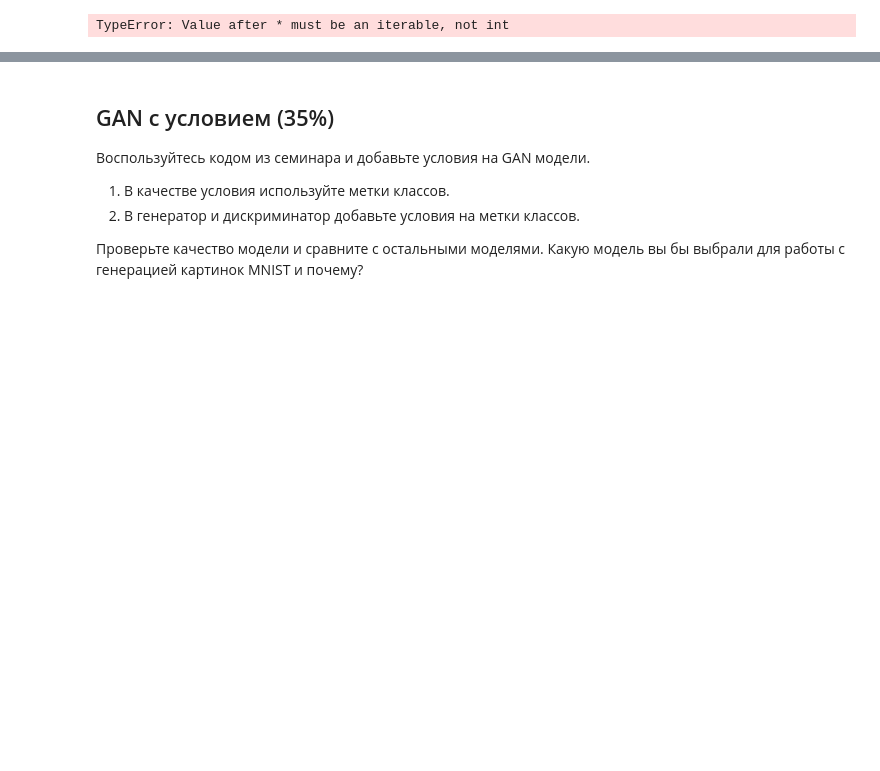
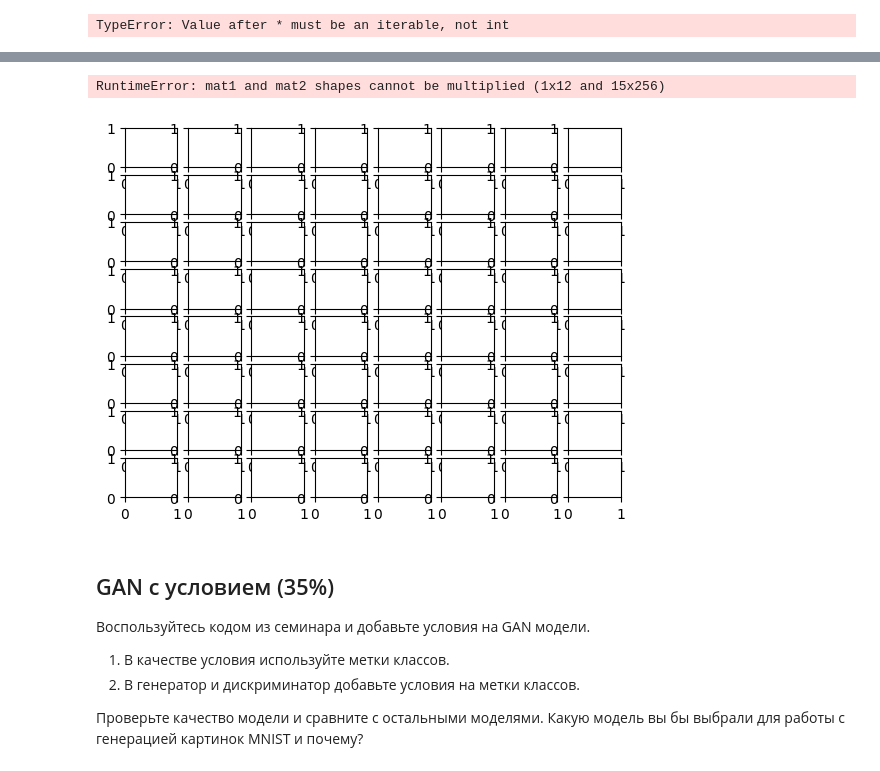
Before and after one commit to Ansi4Ansi/kaggle_repo, a Jupyter notebook: hw08/ML_B2C_2024_Q2_|_HW08_ML_generative_ai_clean.ipynb, the cells around one changed output, grey strips where cells are left out. Drawn from its saved outputs; the diff is of its cells as text; code cells hidden in the pictures; blank space fills up the shorter version.

```diff
--- a/hw08/ML_B2C_2024_Q2_|_HW08_ML_generative_ai_clean.ipynb
+++ b/hw08/ML_B2C_2024_Q2_|_HW08_ML_generative_ai_clean.ipynb
@@ -368,3 +357,28 @@ with torch.no_grad():
+# %%
+def plot_reconstructed(model, r0=(-3, 3), r1=(-3, 3),
+                             n=8, number=2):
+
+    fig, axs = plt.subplots(n, n)
+    device = torch.device("cuda" if torch.cuda.is_available() else "cpu")
+
+    for i, a in enumerate(np.linspace(*r1, n)):
+        for j, b in enumerate(np.linspace(*r0, n)):
+
+            z = torch.Tensor([[a, b]]).to(device)
+
+            y = model.label_emb(torch.tensor([number]).to(device))
+
+            x_hat = model.decoder(z, y)
+
+            x_hat = x_hat.reshape(28, 28).to('cpu').detach().numpy()
+            axs[i, j].imshow(x_hat)
+            axs[i, j].axis('off')
+    plt.show()
+# %%
+plot_reconstructed(model, hidden_dim = 5)
+# %% [output]
+RuntimeError: mat1 and mat2 shapes cannot be multiplied (1x12 and 15x256)
+[figure, added]
 # %% [markdown]
 ## GAN с условием (35%)
 
```
Also changed, not shown: parts of 9 cells of this notebook.
